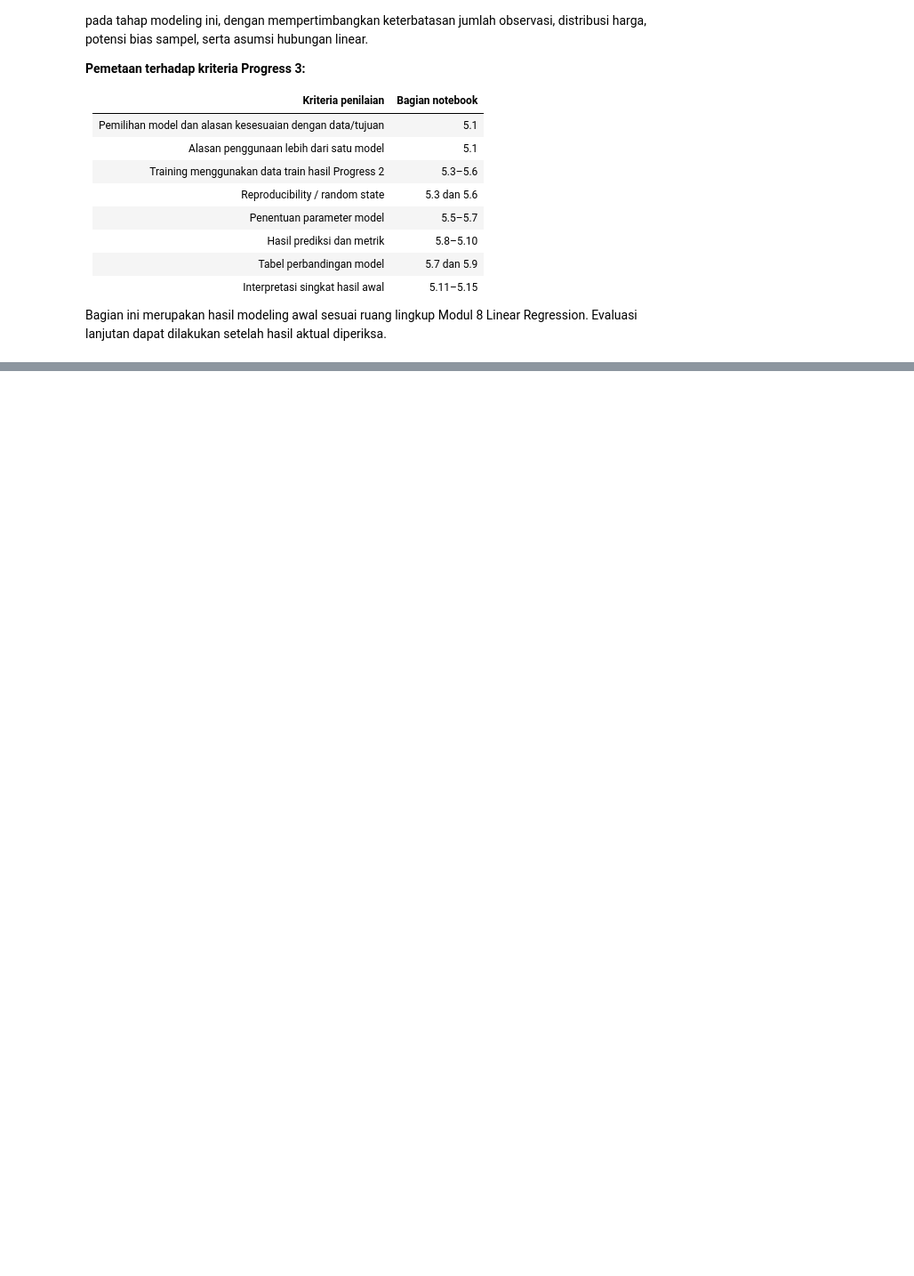
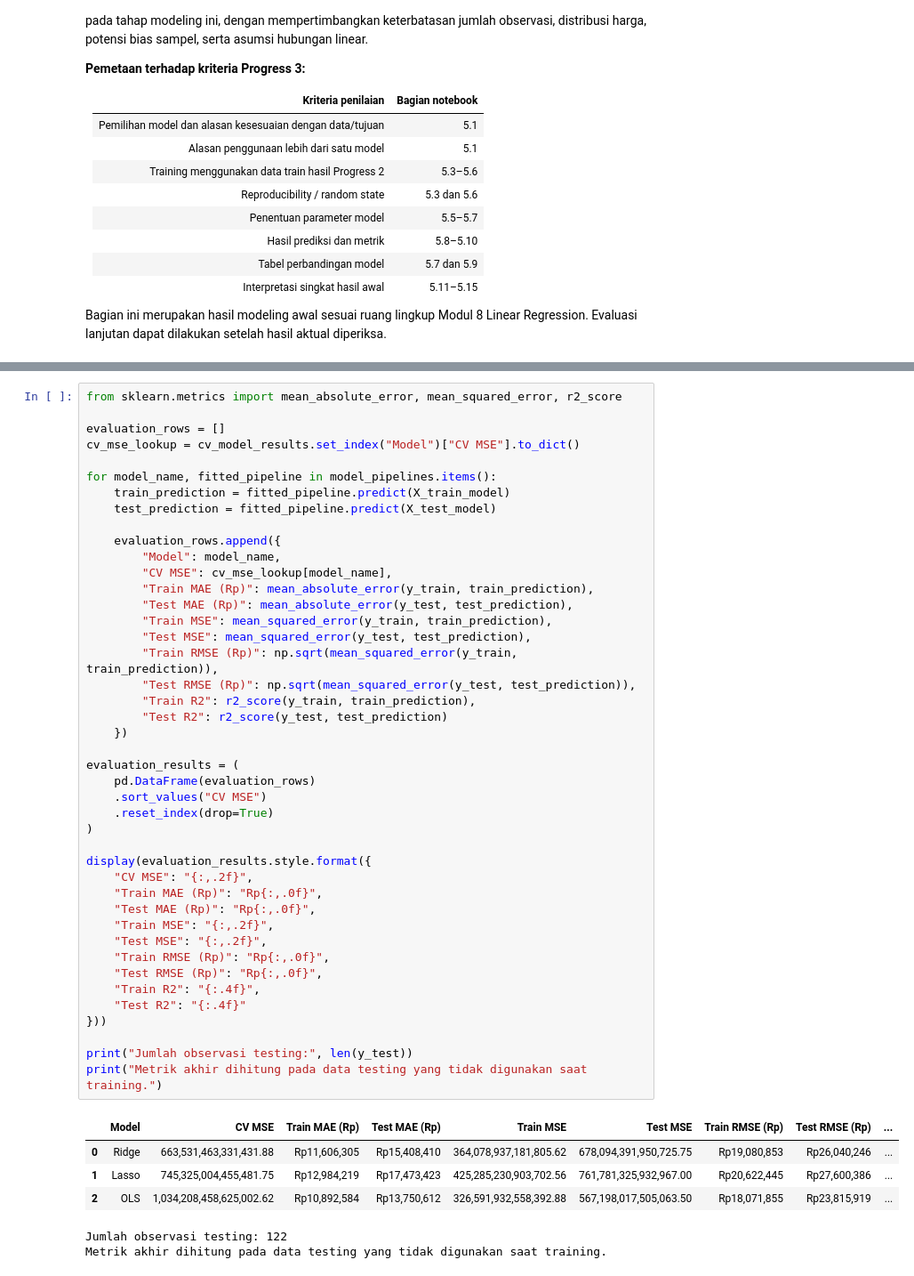
Before and after one commit to TimothyPadang/32_IF-C_bersifatopsional, a Jupyter notebook: Notebook/Prediksi_Harga_Mobil_Bekas_Regresi.ipynb, the cells around one changed output, grey strips where cells are left out. Shown at 89% size. Saved outputs shown, nothing was run; the diff lists cells and outputs as text; blank space fills up the shorter version.

Commit message:
Update notebook data science progress 4

```diff
--- a/Notebook/Prediksi_Harga_Mobil_Bekas_Regresi.ipynb
+++ b/Notebook/Prediksi_Harga_Mobil_Bekas_Regresi.ipynb
@@ -2924,0 +2946,50 @@ Bagian ini merupakan hasil modeling awal sesuai ruang lingkup Modul 8 Linear Reg
+# %%
+from sklearn.metrics import mean_absolute_error, mean_squared_error, r2_score
+
+evaluation_rows = []
+cv_mse_lookup = cv_model_results.set_index("Model")["CV MSE"].to_dict()
+
+for model_name, fitted_pipeline in model_pipelines.items():
+    train_prediction = fitted_pipeline.predict(X_train_model)
+    test_prediction = fitted_pipeline.predict(X_test_model)
+
+    evaluation_rows.append({
+        "Model": model_name,
+        "CV MSE": cv_mse_lookup[model_name],
+        "Train MAE (Rp)": mean_absolute_error(y_train, train_prediction),
+        "Test MAE (Rp)": mean_absolute_error(y_test, test_prediction),
+        "Train MSE": mean_squared_error(y_train, train_prediction),
+        "Test MSE": mean_squared_error(y_test, test_prediction),
+        "Train RMSE (Rp)": np.sqrt(mean_squared_error(y_train, train_prediction)),
+        "Test RMSE (Rp)": np.sqrt(mean_squared_error(y_test, test_prediction)),
+        "Train R2": r2_score(y_train, train_prediction),
+        "Test R2": r2_score(y_test, test_prediction)
+    })
+
+evaluation_results = (
+    pd.DataFrame(evaluation_rows)
+    .sort_values("CV MSE")
+    .reset_index(drop=True)
+)
+
+display(evaluation_results.style.format({
+    "CV MSE": "{:,.2f}",
+    "Train MAE (Rp)": "Rp{:,.0f}",
+    "Test MAE (Rp)": "Rp{:,.0f}",
+    "Train MSE": "{:,.2f}",
+    "Test MSE": "{:,.2f}",
+    "Train RMSE (Rp)": "Rp{:,.0f}",
+    "Test RMSE (Rp)": "Rp{:,.0f}",
+    "Train R2": "{:.4f}",
+    "Test R2": "{:.4f}"
+}))
+
+print("Jumlah observasi testing:", len(y_test))
+print("Metrik akhir dihitung pada data testing yang tidak digunakan saat training.")
+# %% [output]
+|  | Model | CV MSE | Train MAE (Rp) | Test MAE (Rp) | Train MSE | Test MSE | Train RMSE (Rp) | Test RMSE (Rp) | ... |
+| 0 | Ridge | 663,531,463,331,431.88 | Rp11,606,305 | Rp15,408,410 | 364,078,937,181,805.62 | 678,094,391,950,725.75 | Rp19,080,853 | Rp26,040,246 | ... |
+| 1 | Lasso | 745,325,004,455,481.75 | Rp12,984,219 | Rp17,473,423 | 425,285,230,903,702.56 | 761,781,325,932,967.00 | Rp20,622,445 | Rp27,600,386 | ... |
+| 2 | OLS | 1,034,208,458,625,002.62 | Rp10,892,584 | Rp13,750,612 | 326,591,932,558,392.88 | 567,198,017,505,063.50 | Rp18,071,855 | Rp23,815,919 | ... |
+Jumlah observasi testing: 122
+Metrik akhir dihitung pada data testing yang tidak digunakan saat training.
```
Also changed, not shown: parts of 20 cells of this notebook.
